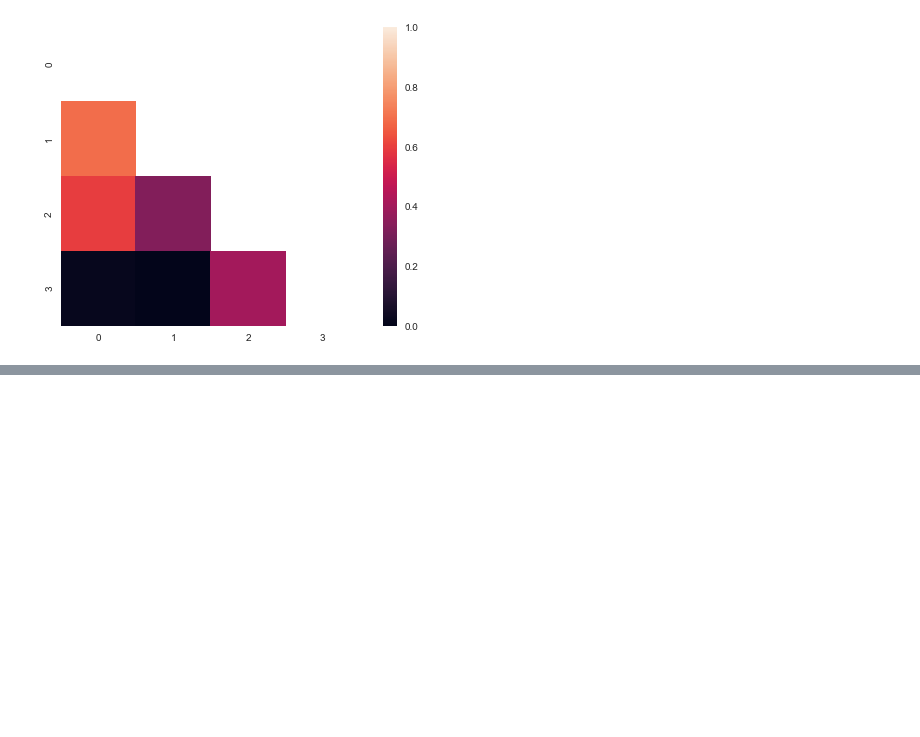
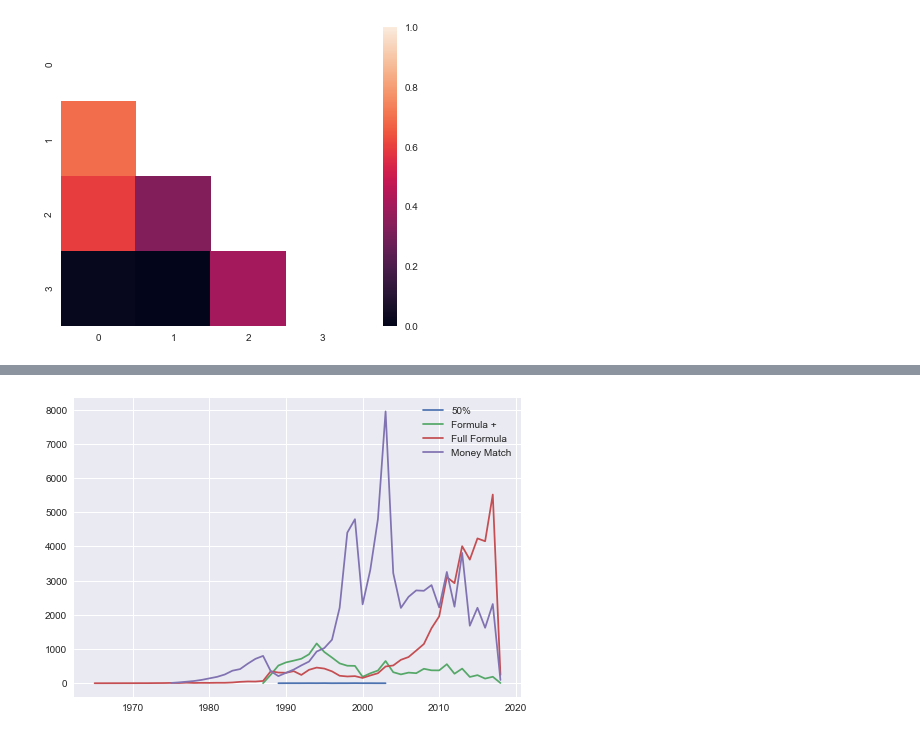
Before and after one commit to Mannequintessential/playground, a Jupyter notebook: PERS analysis.ipynb, the cells around one changed output, grey strips where cells are left out. Saved outputs shown, nothing was run; the diff lists cells and outputs as text; code cells hidden in the pictures; blank space fills up the shorter version.

```diff
--- a/PERS analysis.ipynb
+++ b/PERS analysis.ipynb
@@ -440,0 +462,6 @@ with sns.axes_style("white"):
+# %%
+plt.plot(df.groupby(['year','calc'])['hire_date'].count().unstack())
+plt.legend(['50%','Formula +','Full Formula','Money Match'])
+plt.show()
+# %% [output]
+[figure, added]
```
Also changed, not shown: parts of 3 cells of this notebook, 1 other file.
